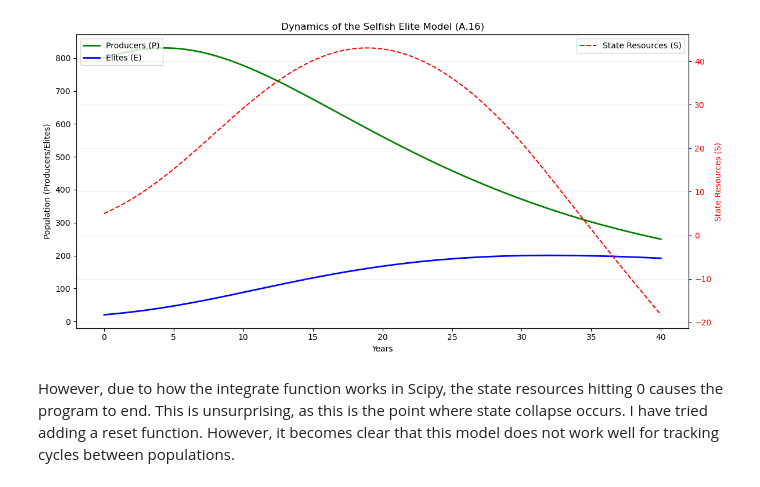
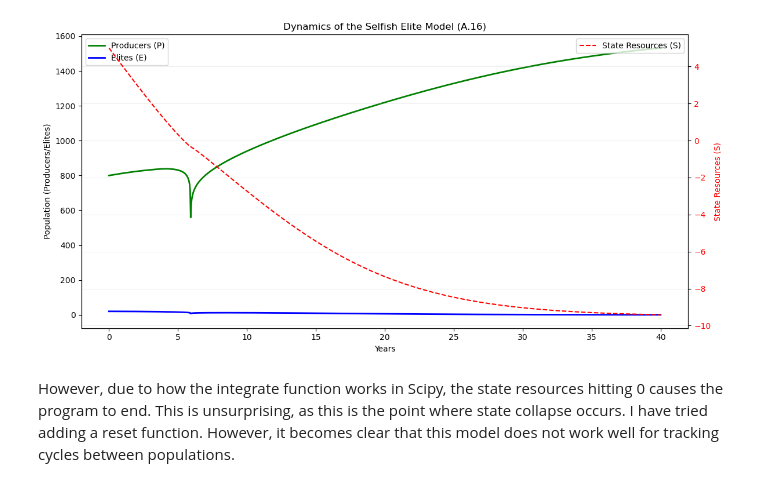
Before and after one commit to RobfPeterson/Modeling-Peter-Turchin-Cliodynamics, a Jupyter notebook: TurchinSim.ipynb, the cells around one changed output. Drawn from its saved outputs; the diff is of its cells as text; code cells hidden in the pictures.

```diff
--- a/TurchinSim.ipynb
+++ b/TurchinSim.ipynb
@@ -5,28 +20,30 @@ import numpy as np
 import matplotlib.pyplot as plt
 from scipy.integrate import solve_ivp
 
-def selfish_elite_model(t, y, beta1, rho0, g0, a, delta1, beta2, delta2, gamma, alpha, h, c):
-    P, E, S = y
+def selfish_elite_model(t, PES, beta1, rho0, g0, a, delta1, beta2, gamma, alpha, h, c, c1, c2):
+    # Unpack variables from PES vector for producers, elites, and state resources
+    P, E, S = PES
     g_S = g0 * (h + S) / (h + (1 + c) * S)
     dPdt = (beta1 * rho0 * (1 - g_S * P) * P) / (1 + a * E) - delta1 * P
-    dEdt = (beta2 * rho0 * a * E * (1 - g_S * P) * P) / (1 + a * E) - delta2 * E
+    dEdt = (beta2 * rho0 * a * E * (1 - g_S * P) * P) / (1 + a * E) - c1/(1+c2*S)* E
     revenue = gamma * max(0, dEdt)
     expenditure = alpha * E
-    dSdt = revenue - expenditure
+    dSdt = gamma * E - alpha * E
     return [dPdt, dEdt, dSdt]
 
 params = {
-    'beta1': 0.2,
-    'rho0': 1.0,
-    'g0': 0.001,
-    'a': 0.01,
-    'delta1': 0.1,
-    'beta2': 0.05,
-    'delta2': 0.05,
-    'gamma': 0.5,
-    'alpha': 0.02,
-    'h': 1.0,
-    'c': 2.0
+    'beta1': 0.2,      # Producer birth coefficient
+    'delta1': 0.1,     # Producer death rate
+    'beta2': 0.05,     # Elite birth coefficient
+    'rho0': 1.0,       # Maximum production rate
+    'g0': 0.001,       # Base carrying capacity parameter
+    'a': 0.01,         # Elite control parameter
+    'gamma': 0.05,     # Tax rate - REDUCED (elites keep most extraction)
+    'alpha': 0.1,      # State expenditure per elite - INCREASED (state costs more)
+    'h': 1.0,          # Fiscal health parameter
+    'c': 2.0,          # Productivity decline factor
+    'c1': 0.3,         # Maximum elite death rate (increased competition)
+    'c2': 0.05,        # Elite mortality sensitivity to S
 }
 
 # Initial Conditions
@@ -48,36 +65,37 @@ solution = solve_ivp(
         params['g0'],
         params['a'],
         params['delta1'],
         params['beta2'],
-        params['delta2'],
         params['gamma'],
         params['alpha'],
         params['h'],
-        params['c']
+        params['c'],
+        params['c1'],
+        params['c2']
     )
 )
 
 # Plotting
 fig, ax1 = plt.subplots(figsize=(12, 6))
 ax1.set_xlabel('Years')
 ax1.set_ylabel('Population (Producers/Elites)', color='black')
 ax1.plot(solution.t, solution.y[0], label='Producers (P)', color='green', linewidth=2)
 ax1.plot(solution.t, solution.y[1], label='Elites (E)', color='blue', linewidth=2)
 ax1.tick_params(axis='y')
 
 ax2 = ax1.twinx()
 ax2.set_ylabel('State Resources (S)', color='red')
 ax2.plot(solution.t, solution.y[2], label='State Resources (S)', color='red', linestyle='--')
 ax2.tick_params(axis='y', labelcolor='red')
 
 plt.title("Dynamics of the Selfish Elite Model (A.16)")
 fig.tight_layout()
 ax1.legend(loc='upper left')
 ax2.legend(loc='upper right')
 plt.grid(alpha=0.2)
 plt.show()
 # %% [output]
-[figure, old version]
+[figure, new version]
 # %% [markdown]
 However, due to how the integrate function works in Scipy, the state resources hitting 0 causes the program to end. This is unsurprising, as this is the point where state collapse occurs. I have tried adding a reset function. However, it becomes clear that this model does not work well for tracking cycles between populations.
 # %%
```
Also changed, not shown: parts of 6 cells of this notebook.
